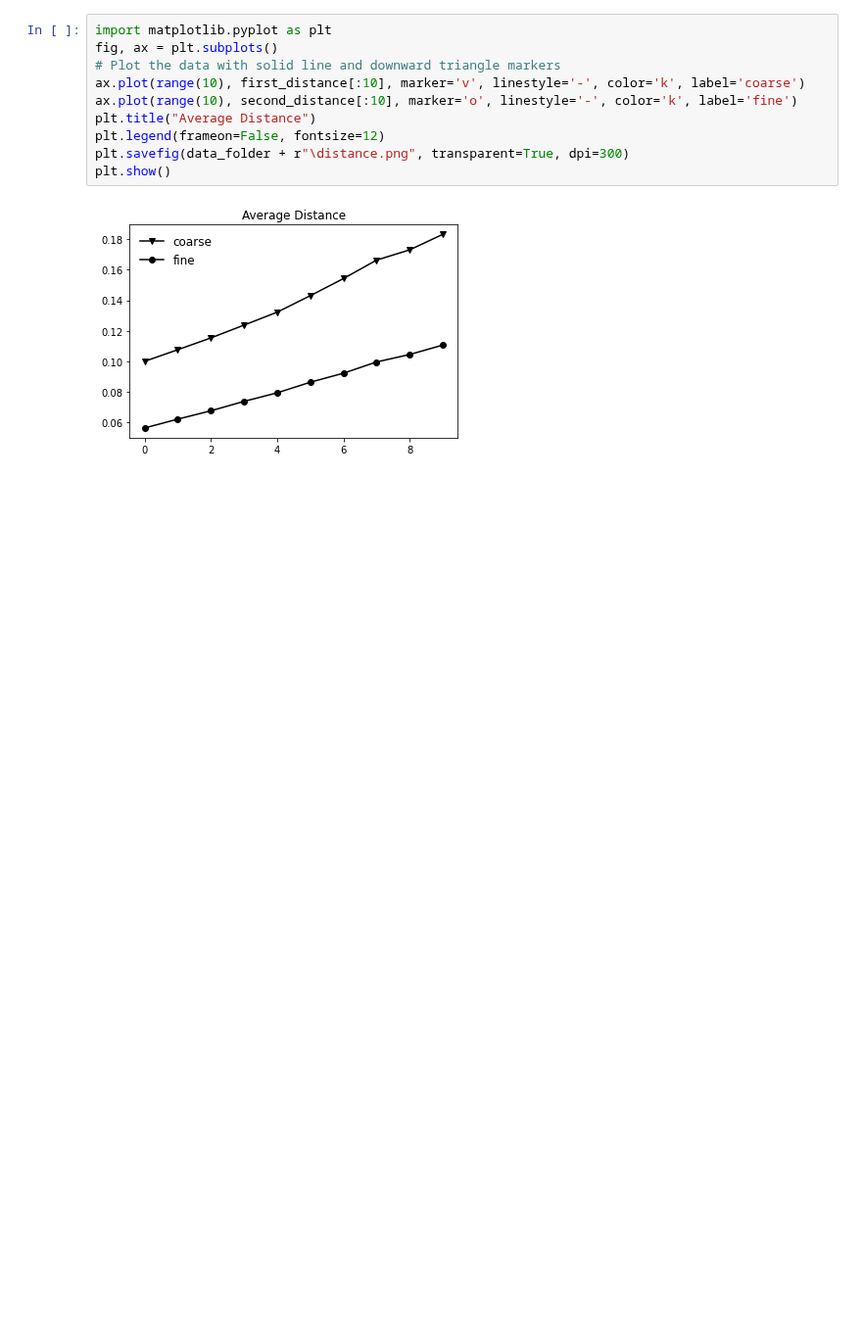
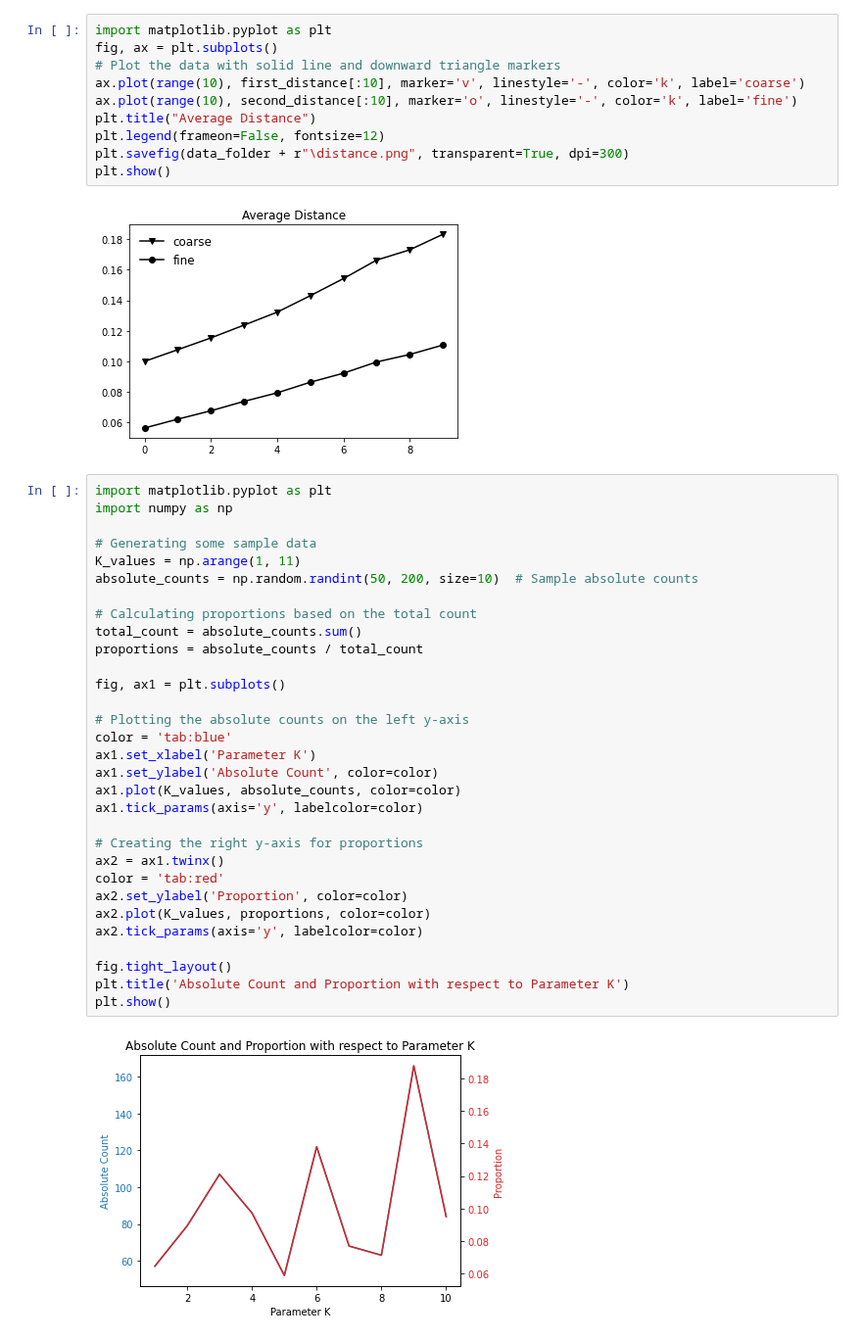
Before and after one commit to baldFemale/OpenInnovationFramework, a Jupyter notebook: Baseline/Compare_Landscape/Evaluator Cache Distribution.ipynb, the cells around one changed output. Shown at 98% size. Cells and saved outputs as stored; diff of their text form; blank space fills up the shorter version.

```diff
--- a/Baseline/Compare_Landscape/Evaluator Cache Distribution.ipynb
+++ b/Baseline/Compare_Landscape/Evaluator Cache Distribution.ipynb
@@ -124,3 +102,36 @@ plt.savefig(data_folder + r"\distance.png", transparent=True, dpi=300)
 plt.show()
 # %% [output]
 [figure]
+# %%
+import matplotlib.pyplot as plt
+import numpy as np
+
+# Generating some sample data
+K_values = np.arange(1, 11)
+absolute_counts = np.random.randint(50, 200, size=10)  # Sample absolute counts
+
+# Calculating proportions based on the total count
+total_count = absolute_counts.sum()
+proportions = absolute_counts / total_count
+
+fig, ax1 = plt.subplots()
+
+# Plotting the absolute counts on the left y-axis
+color = 'tab:blue'
+ax1.set_xlabel('Parameter K')
+ax1.set_ylabel('Absolute Count', color=color)
+ax1.plot(K_values, absolute_counts, color=color)
+ax1.tick_params(axis='y', labelcolor=color)
+
+# Creating the right y-axis for proportions
+ax2 = ax1.twinx()
+color = 'tab:red'
+ax2.set_ylabel('Proportion', color=color)
+ax2.plot(K_values, proportions, color=color)
+ax2.tick_params(axis='y', labelcolor=color)
+
+fig.tight_layout()
+plt.title('Absolute Count and Proportion with respect to Parameter K')
+plt.show()
+# %% [output]
+[figure, added]
```
Also changed, not shown: parts of 3 cells of this notebook, 7 other files.
